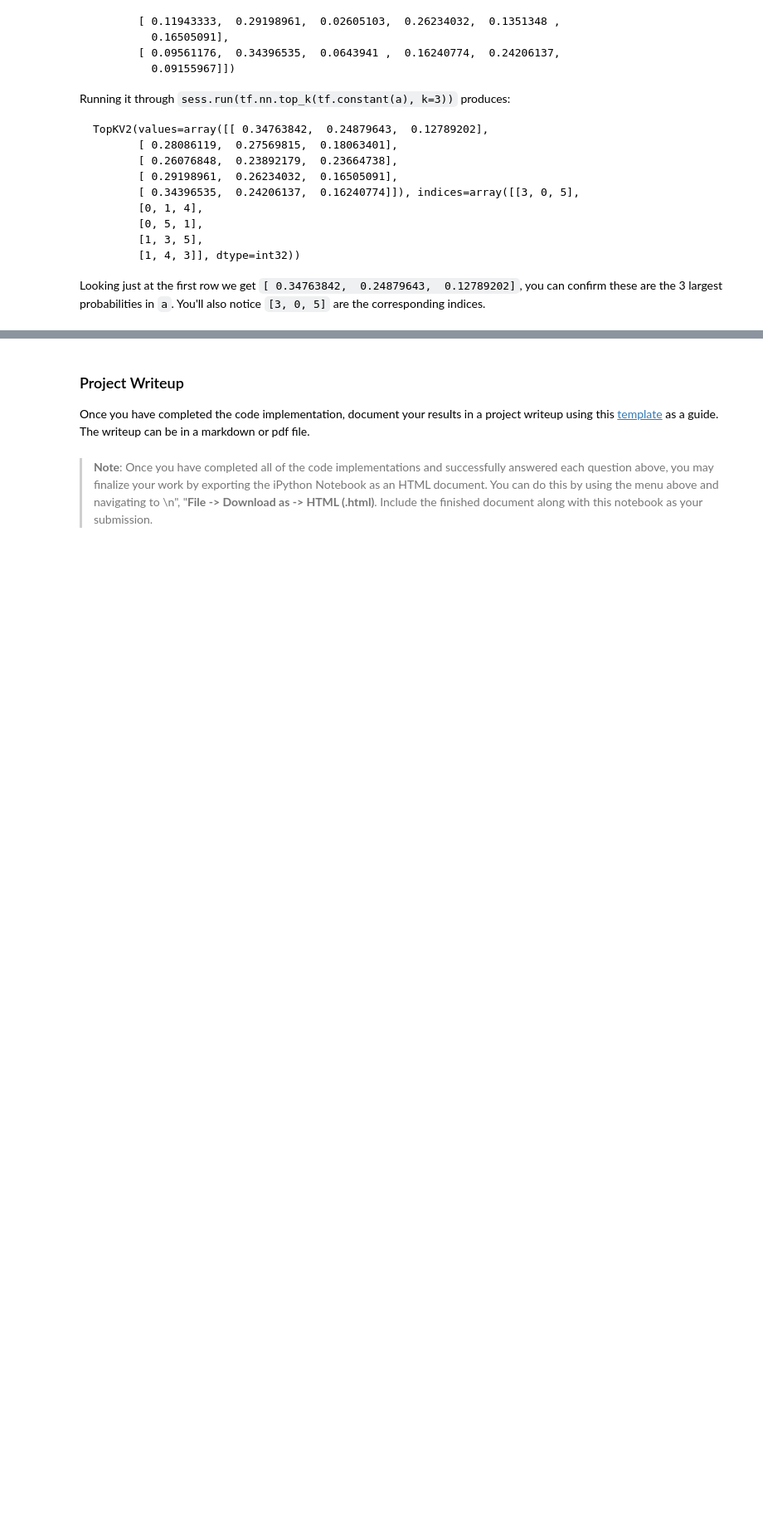
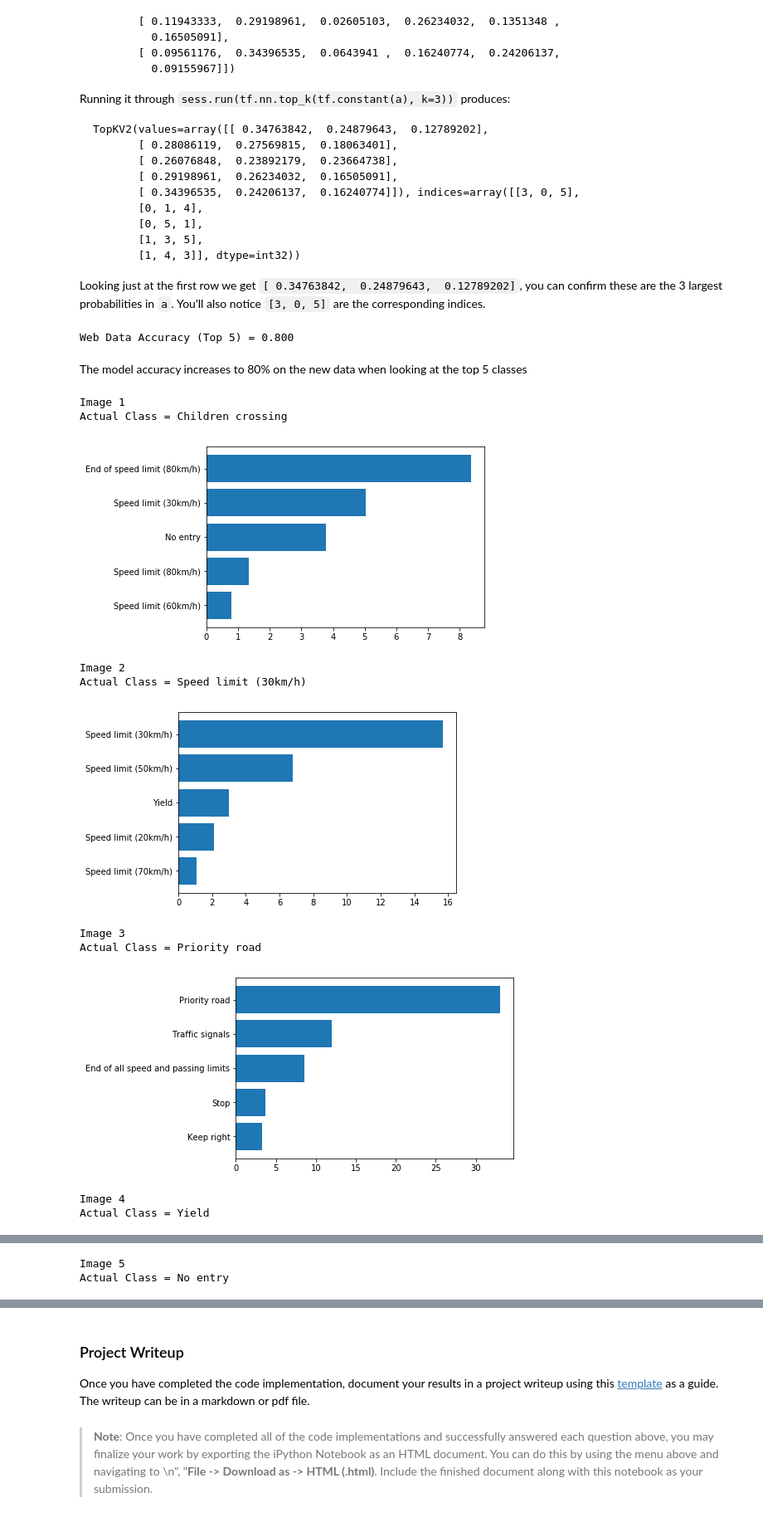
Before and after one commit to jrobischon/CarND-Traffic-Sign-Classifier-Project, a Jupyter notebook: Traffic_Sign_Classifier.ipynb, the cells around one changed output, grey strips where cells are left out. Shown at 83% size. Saved outputs shown, nothing was run; the diff lists cells and outputs as text; code cells hidden in the pictures; blank space fills up the shorter version.

Commit message:
Test model on new data

```diff
--- a/Traffic_Sign_Classifier.ipynb
+++ b/Traffic_Sign_Classifier.ipynb
@@ -463,4 +481,7 @@ Images prior to resizing
 [figure]
+# %%
+# Normalize data
+X_web = normalize(X_web)
 # %% [markdown]
 ### Predict the Sign Type for Each Image
 # %%
@@ -468,13 +489,16 @@ Images prior to resizing
 ### Make sure to pre-process the images with the same pre-processing pipeline used earlier.
 ### Feel free to use as many code cells as needed.
 # Measure accuracy on test dataset
+with tf.Session() as sess:
+    saver.restore(sess, "./lenet")
+    y_pred= sess.run(logits, feed_dict = {x: X_web, keep_prob: 1.0})
+    pred_class = np.argmax(y_pred, 1)
 # %% [markdown]
 ### Analyze Performance
 # %%
 ### Calculate the accuracy for these 5 new images.
 ### For example, if the model predicted 1 out of 5 signs correctly, it's 20% accurate on these new images.
-with tf.Session() as sess:
-    saver.restore(sess, tf.train.latest_checkpoint('.'))
-    accuracy = evaluate(X_web, y_web)
-    print("New data accuracy = {:.3f}".format(accuracy))
+acc = np.mean(y_web == pred_class)
+
+print("Web Data Accuracy = {:.3f}".format(acc))
 # %% [output]
@@ -522,3 +548,37 @@ Looking just at the first row we get `[ 0.34763842,  0.24879643,  0.12789202]`,
 # %%
 ### Print out the top five softmax probabilities for the predictions on the German traffic sign images found on the web.
 ### Feel free to use as many code cells as needed.
+p_top5 = tf.nn.top_k(logits, 5)
+
+with tf.Session() as sess:
+    saver.restore(sess, "./lenet")
+    top5 = sess.run(p_top5, feed_dict = {x: X_web, keep_prob: 1.0})
+# %%
+top5_acc = (top5[1] == y_web.reshape(-1, 1)).sum() / 5.
+print("Web Data Accuracy (Top 5) = {:.3f}".format(top5_acc))
+# %% [output]
+Web Data Accuracy (Top 5) = 0.800
+# %% [markdown]
+The model accuracy increases to 80% on the new data when looking at the top 5 classes
+# %%
+# Visualize top 5 logit scores
+for i in range(5):
+    names = signnames.iloc[top5[1][i],1]
+    vals = top5[0][i]
+    print ("Image %i" %(i+1))
+    print("Actual Class = %s" %signnames.iloc[y_web[i],1])
+    plt.barh(range(5), vals, tick_label = names)
+    plt.gca().invert_yaxis()
+    plt.show()
+# %% [output]
+Image 1
+Actual Class = Children crossing
+[figure, added]
+Image 2
+Actual Class = Speed limit (30km/h)
+[figure, added]
+Image 3
+Actual Class = Priority road
+[figure, added]
+Image 4
+Actual Class = Yield
@@ -524,0 +586,2 @@ Looking just at the first row we get `[ 0.34763842,  0.24879643,  0.12789202]`,
+Image 5
+Actual Class = No entry
```
Also changed, not shown: parts of 7 cells of this notebook, 1 other file.
